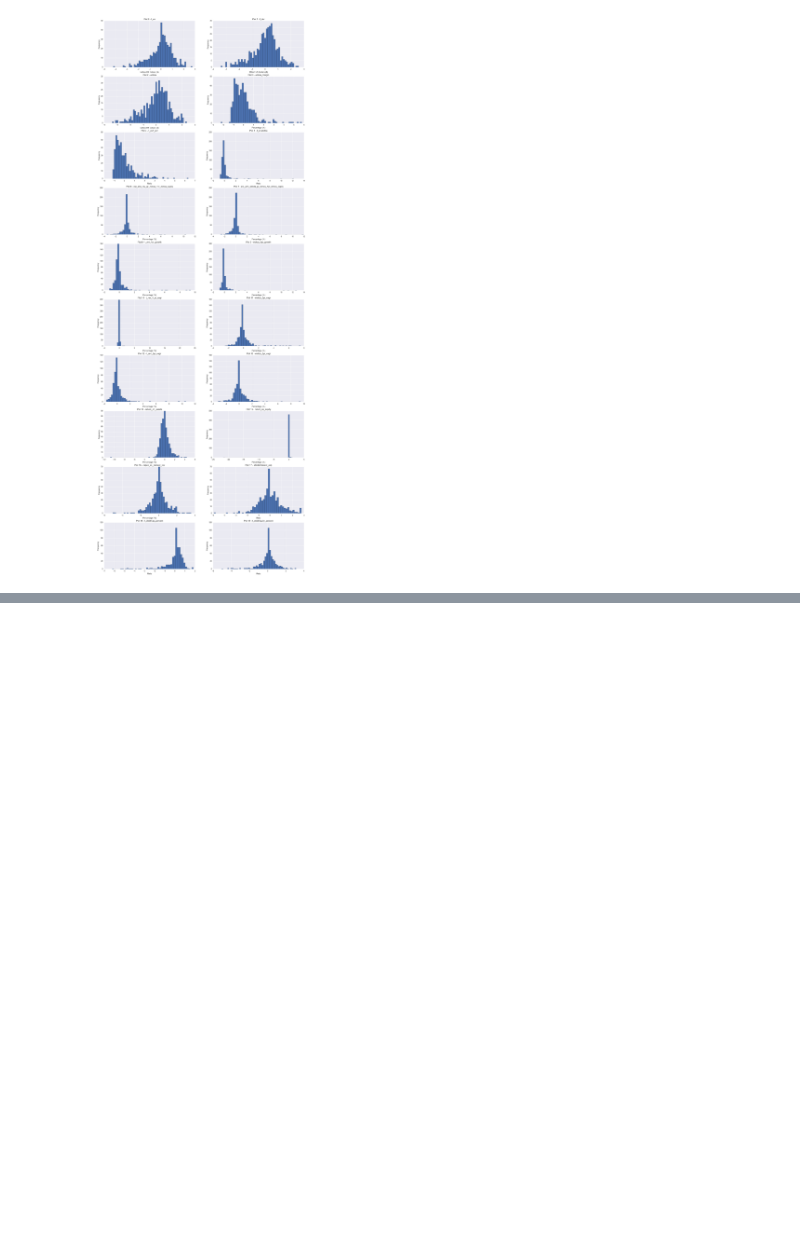
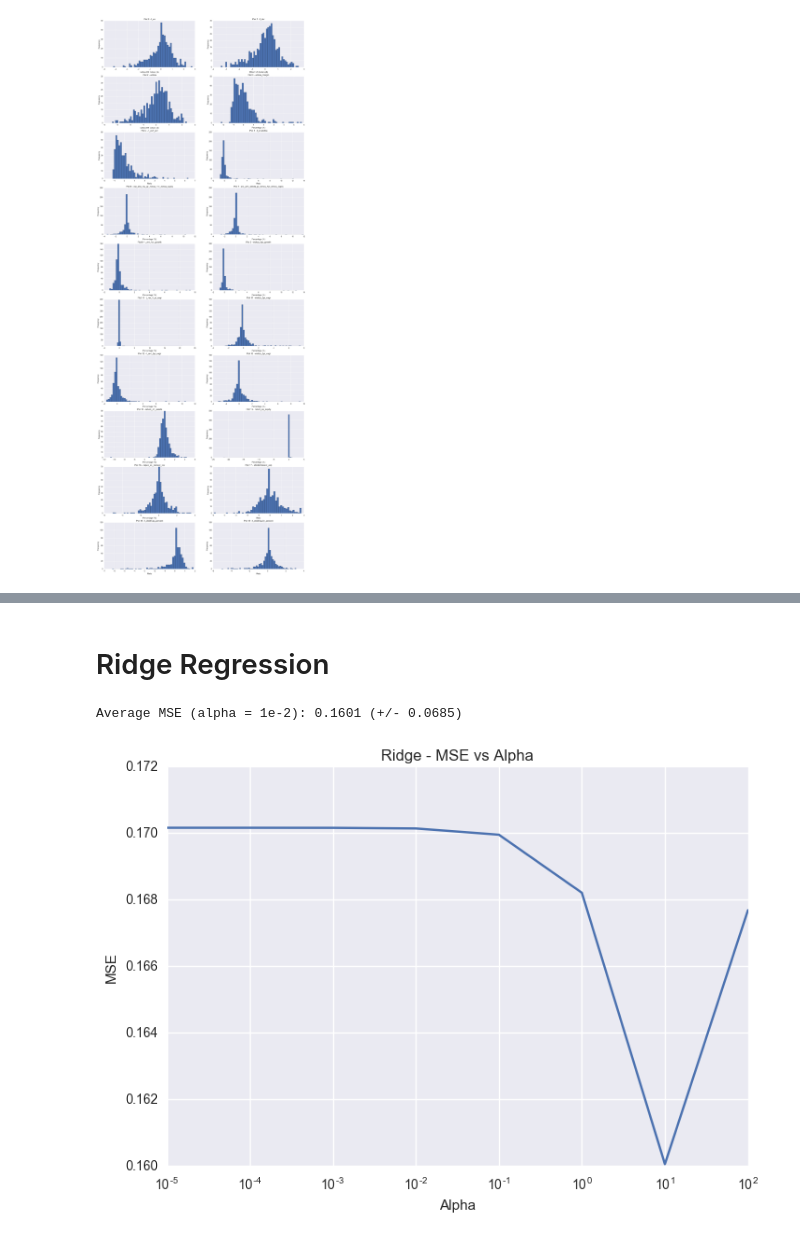
Before and after one commit to timothytrippel/adamy, a Jupyter notebook: tim/industrials.ipynb, the cells around one changed output, grey strips where cells are left out. Saved outputs shown, nothing was run; the diff lists cells and outputs as text; code cells hidden in the pictures; blank space fills up the shorter version.

```diff
--- a/tim/industrials.ipynb
+++ b/tim/industrials.ipynb
@@ -148,0 +177,27 @@ Average MSE: 0.1702 (+/- 0.0704)
+# %% [markdown]
+# Ridge Regression
+# %%
+ridge_model = Ridge()
+alphas         = [ 1e-5, 1e-4, 1e-3, 1e-2, 1e-1, 1, 10, 100 ]
+ridge_mses     = []
+ridge_avg_mses = []
+ridge_std_mses = []
+
+for alpha in alphas:
+    ridge_model.alpha = alpha
+    scores = cross_val_score(ridge_model, x_data, y_data, scoring='neg_mean_squared_error', cv=5)
+    ridge_mses.append( scores*-1 )
+    ridge_avg_mses.append( -scores.mean() )
+    ridge_std_mses.append( scores.std() )
+
+# Plot Hyperparameter Selection
+plt.semilogx( alphas, ridge_avg_mses )
+plt.title('Ridge - MSE vs Alpha')
+plt.xlabel('Alpha')
+plt.ylabel('MSE')
+
+# print('MSEs (alpha = 1e-2):', lasso_mses[3]*-1)
+print("Average MSE (alpha = 1e-2): %0.4f (+/- %0.4f)" % (ridge_avg_mses[6], ridge_std_mses[6]))
+# %% [output]
+Average MSE (alpha = 1e-2): 0.1601 (+/- 0.0685)
+[figure, added]
```
Also changed, not shown: parts of 6 cells of this notebook.
